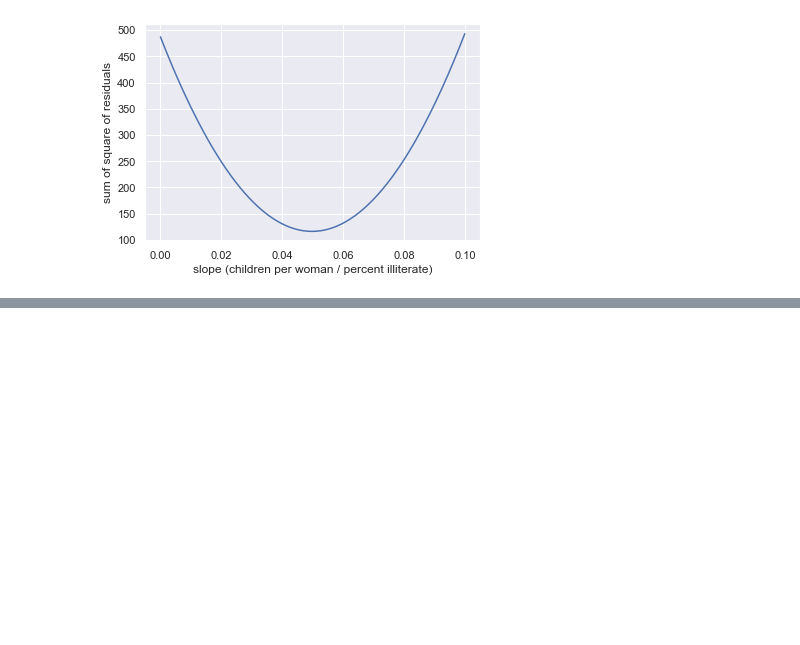
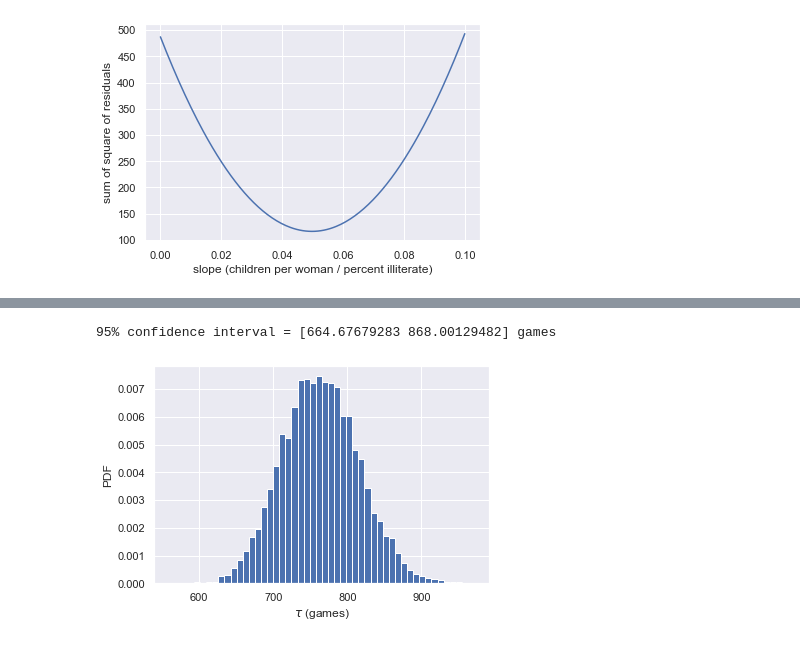
Before and after one commit to ArashMohsenijam/Statistical-Thinking, a Jupyter notebook: Statistical Thinking (Part 2).ipynb, the cells around one changed output, grey strips where cells are left out. Drawn from its saved outputs; the diff is of its cells as text; code cells hidden in the pictures; blank space fills up the shorter version.

```diff
--- a/Statistical Thinking (Part 2).ipynb
+++ b/Statistical Thinking (Part 2).ipynb
@@ -19,6 +23,23 @@ def ecdf(data):
     y = np.arange(1, n+1) / n
 
     return x, y
+# %%
+def bootstrap_replicate_1d(data, func):
+    """Generate bootstrap replicate of 1D data."""
+    bs_sample = np.random.choice(data, len(data))
+    return func(bs_sample)
+# %%
+def draw_bs_reps(data, func, size=1):
+    """Draw bootstrap replicates."""
+
+    # Initialize array of replicates: bs_replicates
+    bs_replicates = np.empty(size)
+
+    # Generate replicates
+    for i in range(size):
+        bs_replicates[i] = bootstrap_replicate_1d(data,func)
+
+    return bs_replicates
 # %%
 def pearson_r(x, y):
     """Compute Pearson correlation coefficient between two arrays."""
@@ -237,3 +274,23 @@ plt.show()
 [figure]
 # %% [markdown]
 ![image.png](attachment:image.png)
+# %%
+# Draw bootstrap replicates of the mean no-hitter time (equal to tau): bs_replicates
+bs_replicates = draw_bs_reps(nohitter_times, np.mean, size=10000)
+
+# Compute the 95% confidence interval: conf_int
+conf_int = np.percentile(bs_replicates,[2.5,97.5])
+
+# Print the confidence interval
+print('95% confidence interval =', conf_int, 'games')
+
+# Plot the histogram of the replicates
+_ = plt.hist(bs_replicates, bins=50, density=True)
+_ = plt.xlabel(r'$\tau$ (games)')
+_ = plt.ylabel('PDF')
+
+# Show the plot
+plt.show()
+# %% [output]
+95% confidence interval = [664.67679283 868.00129482] games
+[figure, added]
```
Also changed, not shown: parts of 8 cells of this notebook, 3 other files.
